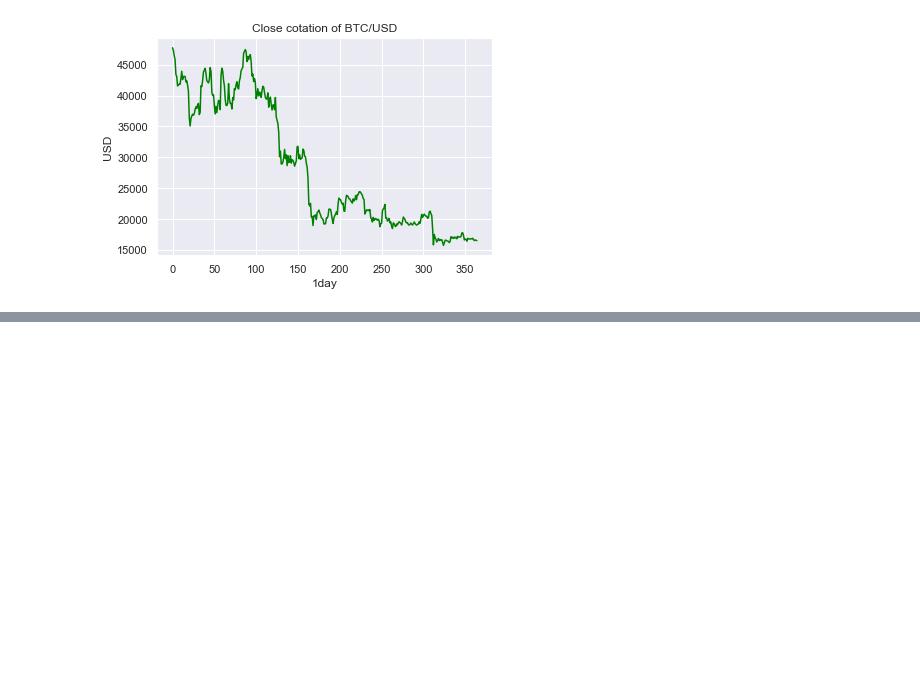
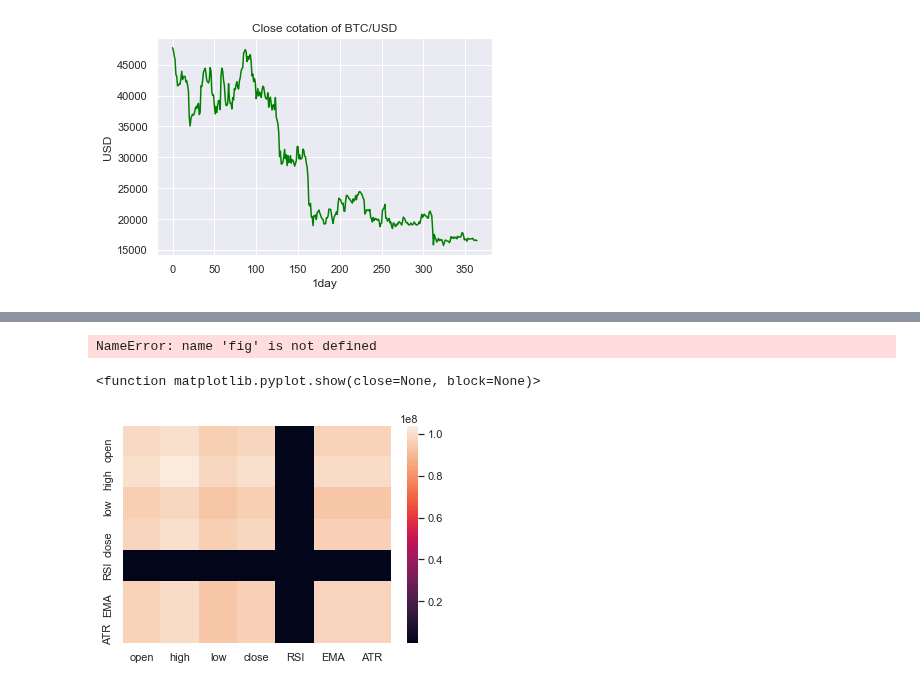
Before and after one commit to MohamedKeteb/Crypto_project, a Jupyter notebook: Bitcoin_pred.ipynb, the cells around one changed output, grey strips where cells are left out. Cells and saved outputs as stored; diff of their text form; code cells hidden in the pictures; blank space fills up the shorter version.

Commit message:
finishing the indicators and begin the covariance

```diff
--- a/Bitcoin_pred.ipynb
+++ b/Bitcoin_pred.ipynb
@@ -72,10 +68,0 @@ finance_visualize(data, symbol, interval)
-# %%
-import ta
-
-def add_indicators(data):
-
-    rsi_period = 14
-    RSI = ta.trend.ema_indicator(close = data['close'], window = rsi_period)
-    return RSI
-
-add_indicators(data)
@@ -95,20 +68,0 @@ Name: ema_14, Length: 365, dtype: float64
-# %%
-import ta
-
-def add_indicators(data, period=14):
-
-    data = pd.DataFrame(data.loc[period-1:])
-
-    ema = ta.trend.ema_indicator(close = data['close'], window = period).dropna()
-    rsi = ta.momentum.rsi(close=data['close'], window=period).dropna()
-
-    atr = ta.volatility.AverageTrueRange(close=data['close'],high=data['high'], low=data['low'], window=period)
-
-    data['rsi'] = rsi
-    data['ema'] = ema
-    data = data.reset_index().drop('index', axis = 1)
-
-    return data
-
-add_indicators(data)
-data
@@ -128,0 +75,4 @@ data
+# %%
+
+final_data = add_indicators(data)
+final_data
@@ -128,0 +93,15 @@ data
+# %%
+finance_visualize(data, symbol, interval)
+fig.add_trace(go.Scatter(x=data.index, y=data['RSI'], mode='lines', name='RSI', yaxis='y2'))
+# %% [output]
+NameError: name 'fig' is not defined
+# %%
+
+
+
+cov_matrix = final_data.drop('datetime', axis=1).cov()
+sns.heatmap(cov_matrix)
+plt.show
+# %% [output]
+<function matplotlib.pyplot.show(close=None, block=None)>
+[figure, added]
```
Also changed, not shown: parts of 5 cells of this notebook, 1 other file.
